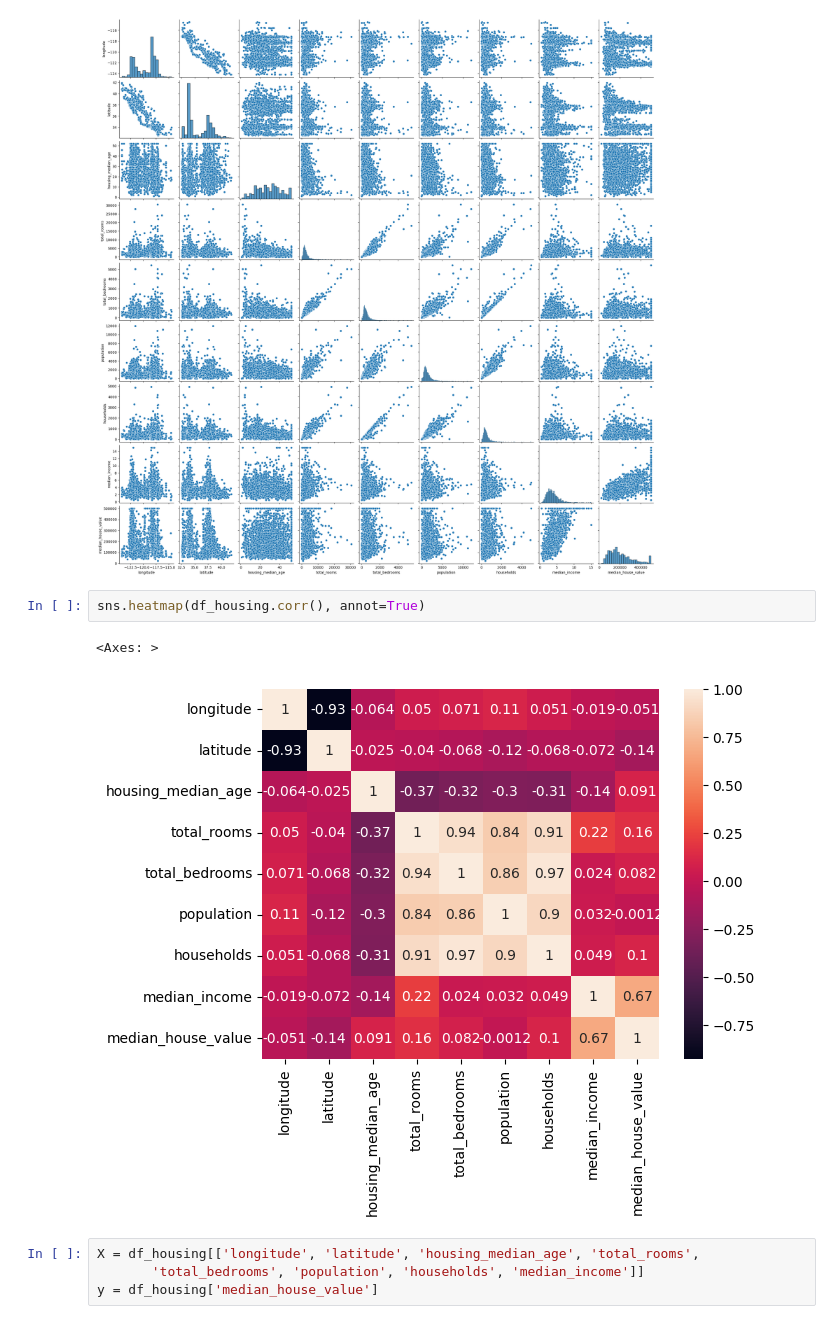
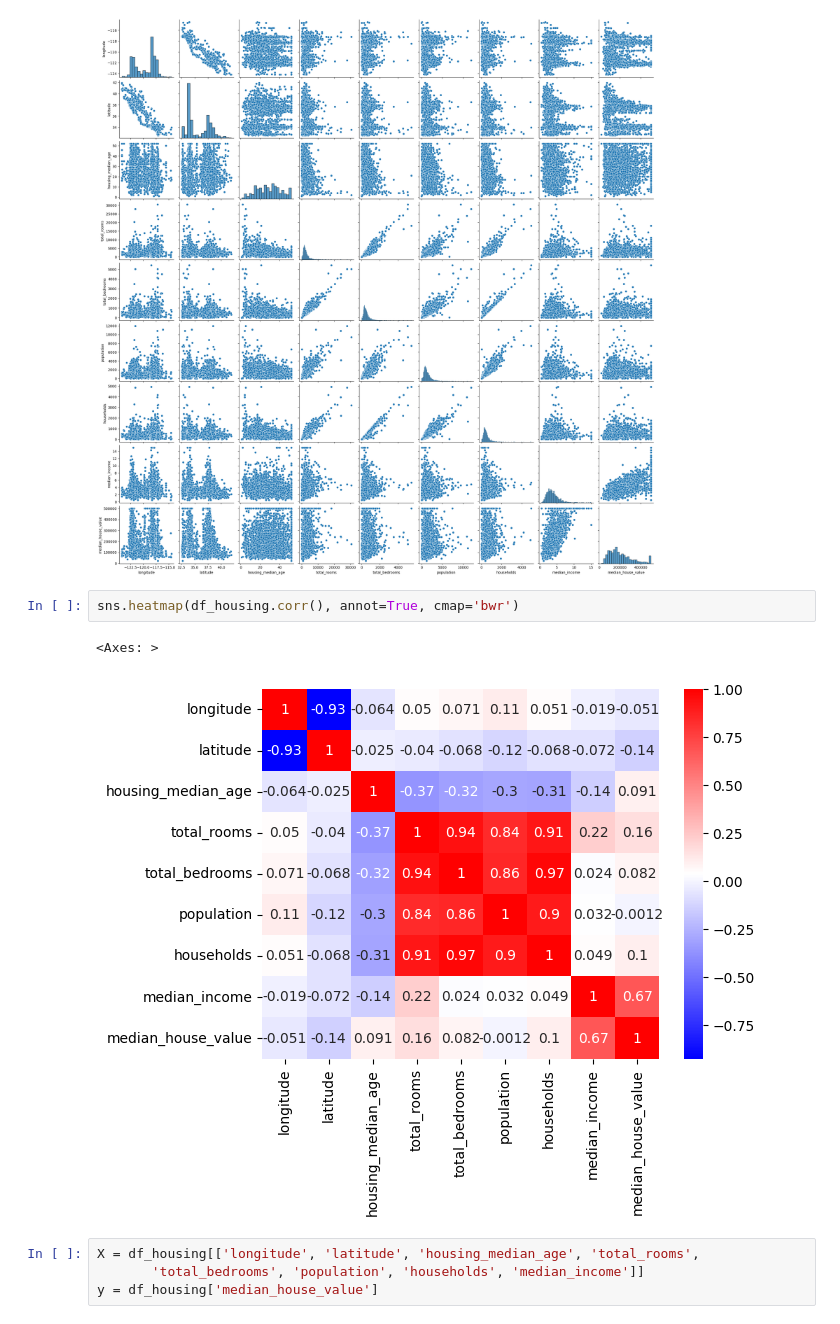
Before and after one commit to AMEY-GAIKAR/Kaggle-Colaboratory, a Jupyter notebook: cali_housing.ipynb, the cells around one changed output. Drawn from its saved outputs; the diff is of its cells as text.

```diff
--- a/cali_housing.ipynb
+++ b/cali_housing.ipynb
@@ -71,10 +81,10 @@ sns.pairplot(df_housing)
 <seaborn.axisgrid.PairGrid at 0x...>
 [figure]
 # %%
-sns.heatmap(df_housing.corr(), annot=True)
+sns.heatmap(df_housing.corr(), annot=True, cmap='bwr')
 # %% [output]
 <Axes: >
-[figure, old version]
+[figure, new version]
 # %%
 X = df_housing[['longitude', 'latitude', 'housing_median_age', 'total_rooms',
        'total_bedrooms', 'population', 'households', 'median_income']]
```
Also changed, not shown: parts of 20 cells of this notebook.
